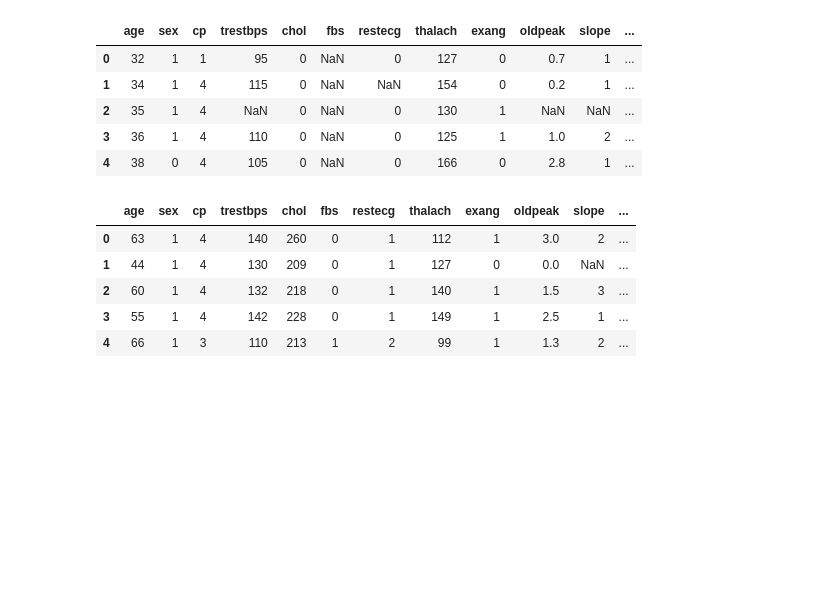
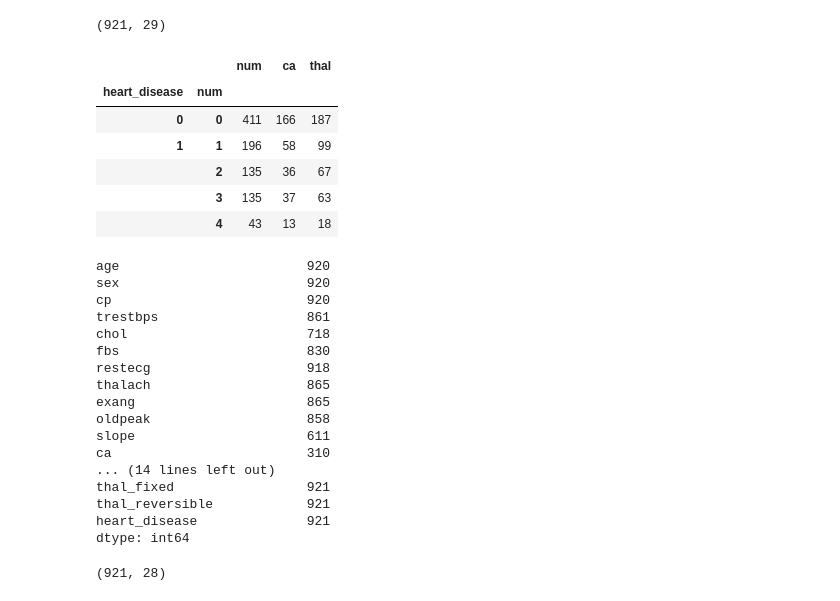
Before and after one commit to TalkData2Me/Hospital-2, a Jupyter notebook: damianSandbox.ipynb, the cells around one changed output. Drawn from its saved outputs; the diff is of its cells as text; code cells hidden in the pictures; blank space fills up the shorter version.

```diff
--- a/damianSandbox.ipynb
+++ b/damianSandbox.ipynb
@@ -55,18 +0,0 @@ hungarian.head()
-# %%
-switzerland.head()
-# %% [output]
-|  | age | sex | cp | trestbps | chol | fbs | restecg | thalach | exang | oldpeak | slope | ... |
-| 0 | 32 | 1 | 1 | 95 | 0 | NaN | 0 | 127 | 0 | 0.7 | 1 | ... |
-| 1 | 34 | 1 | 4 | 115 | 0 | NaN | NaN | 154 | 0 | 0.2 | 1 | ... |
-| 2 | 35 | 1 | 4 | NaN | 0 | NaN | 0 | 130 | 1 | NaN | NaN | ... |
-| 3 | 36 | 1 | 4 | 110 | 0 | NaN | 0 | 125 | 1 | 1.0 | 2 | ... |
-| 4 | 38 | 0 | 4 | 105 | 0 | NaN | 0 | 166 | 0 | 2.8 | 1 | ... |
-# %%
-va.head()
-# %% [output]
-|  | age | sex | cp | trestbps | chol | fbs | restecg | thalach | exang | oldpeak | slope | ... |
-| 0 | 63 | 1 | 4 | 140 | 260 | 0 | 1 | 112 | 1 | 3.0 | 2 | ... |
-| 1 | 44 | 1 | 4 | 130 | 209 | 0 | 1 | 127 | 0 | 0.0 | NaN | ... |
-| 2 | 60 | 1 | 4 | 132 | 218 | 0 | 1 | 140 | 1 | 1.5 | 3 | ... |
-| 3 | 55 | 1 | 4 | 142 | 228 | 0 | 1 | 149 | 1 | 2.5 | 1 | ... |
-| 4 | 66 | 1 | 3 | 110 | 213 | 1 | 2 | 99 | 1 | 1.3 | 2 | ... |
@@ -72,0 +10,50 @@ va.head()
+# %%
+import loaddata
+base_df = loaddata.processedData
+base_df.shape
+# %% [output]
+(921, 29)
+# %%
+df = base_df.copy()
+# %%
+df.groupby(['heart_disease','num'])['num','ca','thal'].count()
+# %% [output]
+|  |  | num | ca | thal |
+| heart_disease | num |  |  |  |
+| 0 | 0 | 411 | 166 | 187 |
+| 1 | 1 | 196 | 58 | 99 |
+|  | 2 | 135 | 36 | 67 |
+|  | 3 | 135 | 37 | 63 |
+|  | 4 | 43 | 13 | 18 |
+# %%
+df.count(numeric_only=True)
+# %% [output]
+age                        920
+sex                        920
+cp                         920
+trestbps                   861
+chol                       718
+fbs                        830
+restecg                    918
+thalach                    865
+exang                      865
+oldpeak                    858
+slope                      611
+ca                         310
+... (14 lines left out)
+thal_fixed                 921
+thal_reversible            921
+heart_disease              921
+dtype: int64
+# %%
+df['target'] = df['heart_disease']
+df.drop(['heart_disease','num'],axis=1,inplace=True)
+
+#df.drop('ca',inplace=True)
+#df.drop('thal',inplace=True)
+df['ca'].fillna(value=0, inplace=True)
+df['thal'].fillna(value=0, inplace=True)
+
+print df.shape
+# %% [output]
+(921, 28)
```
Also changed, not shown: parts of 15 cells of this notebook.
